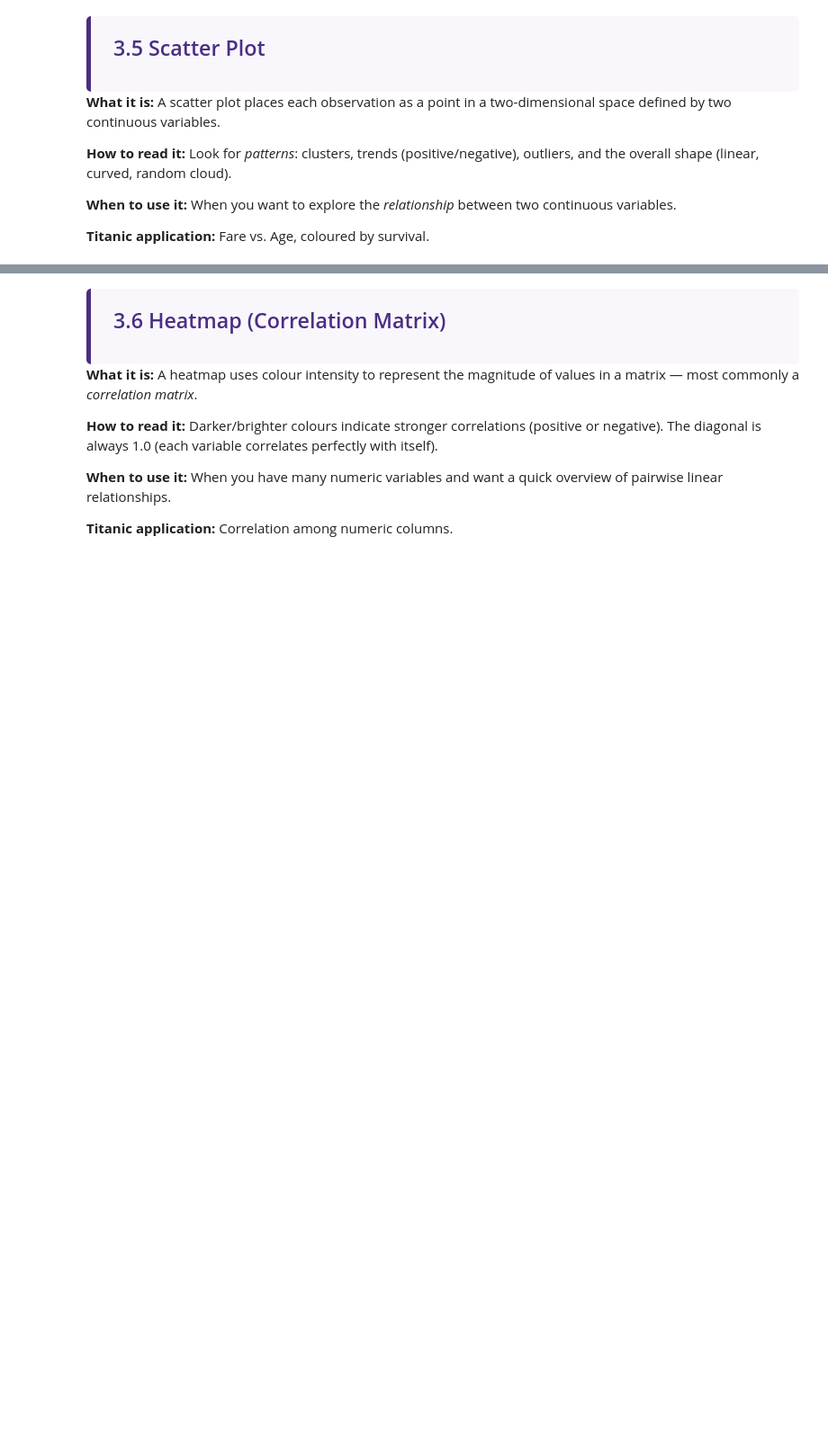
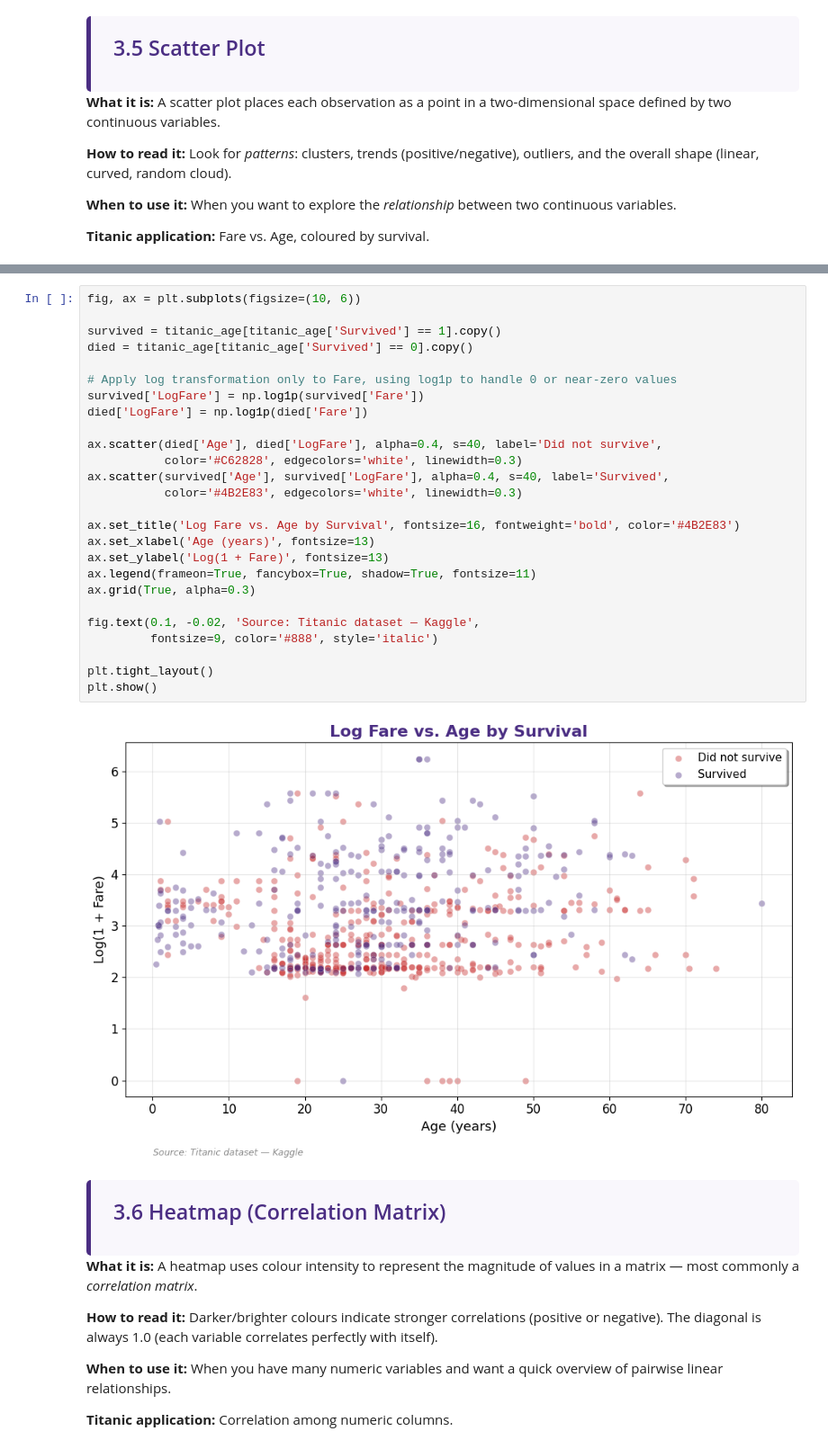
Before and after one commit to hinightt/BDATA200, a Jupyter notebook: W3D1_BDATA200.ipynb, the cells around one changed output, grey strips where cells are left out. Shown at 90% size. Cells and saved outputs as stored; diff of their text form; blank space fills up the shorter version.

```diff
--- a/W3D1_BDATA200.ipynb
+++ b/W3D1_BDATA200.ipynb
@@ -449,3 +512,31 @@ plt.show()
+# %%
+fig, ax = plt.subplots(figsize=(10, 6))
+
+survived = titanic_age[titanic_age['Survived'] == 1].copy()
+died = titanic_age[titanic_age['Survived'] == 0].copy()
+
+# Apply log transformation only to Fare, using log1p to handle 0 or near-zero values
+survived['LogFare'] = np.log1p(survived['Fare'])
+died['LogFare'] = np.log1p(died['Fare'])
+
+ax.scatter(died['Age'], died['LogFare'], alpha=0.4, s=40, label='Did not survive',
+           color='#C62828', edgecolors='white', linewidth=0.3)
+ax.scatter(survived['Age'], survived['LogFare'], alpha=0.4, s=40, label='Survived',
+           color='#4B2E83', edgecolors='white', linewidth=0.3)
+
+ax.set_title('Log Fare vs. Age by Survival', fontsize=16, fontweight='bold', color='#4B2E83')
+ax.set_xlabel('Age (years)', fontsize=13)
+ax.set_ylabel('Log(1 + Fare)', fontsize=13)
+ax.legend(frameon=True, fancybox=True, shadow=True, fontsize=11)
+ax.grid(True, alpha=0.3)
+
+fig.text(0.1, -0.02, 'Source: Titanic dataset — Kaggle',
+         fontsize=9, color='#888', style='italic')
+
+plt.tight_layout()
+plt.show()
+# %% [output]
+[figure, added]
 # %% [markdown]
 <div style="border-left: 5px solid #4B2E83; background-color: #F9F7FC; padding: 20px 25px; margin: 20px 0; border-radius: 5px;">
   <h2 style="color: #4B2E83; font-family: 'Encode Sans', 'Arial', sans-serif; margin-top: 0;">3.6 Heatmap (Correlation Matrix)</h2>
```
Also changed, not shown: parts of 15 cells of this notebook.
